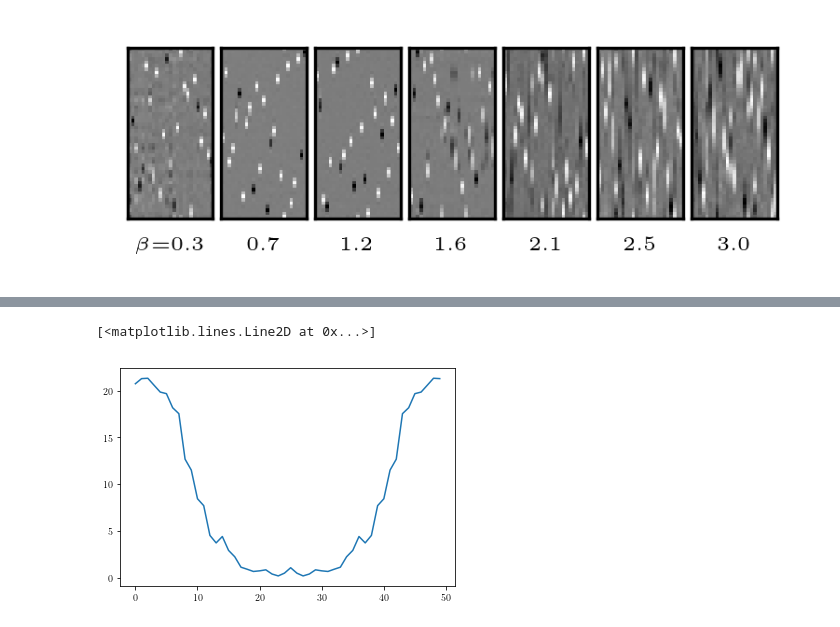
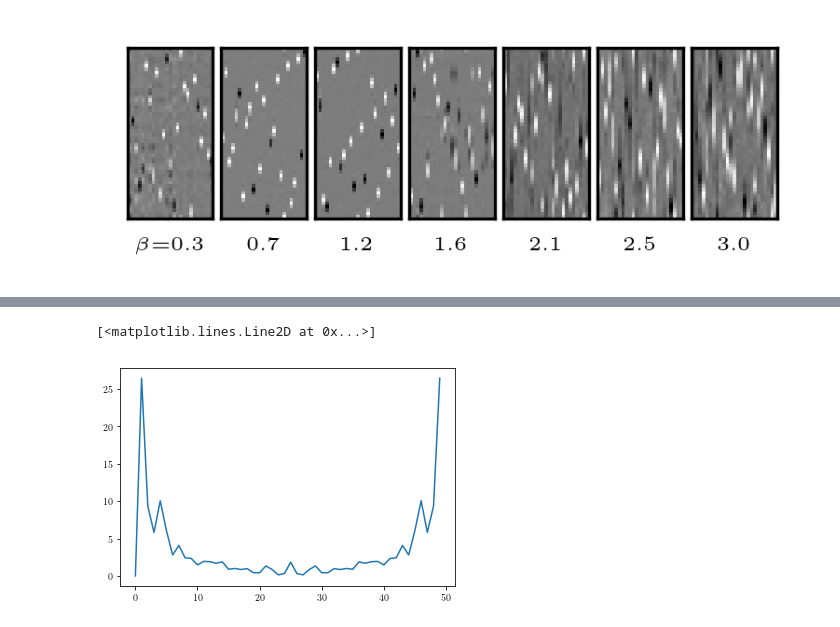
Before and after one commit to briantimar/denoising-rbms, a Jupyter notebook: ising_training/plot_results.ipynb, the cells around one changed output, grey strips where cells are left out. Saved outputs shown, nothing was run; the diff lists cells and outputs as text; code cells hidden in the pictures.

Commit message:
some plots

```diff
--- a/ising_training/plot_results.ipynb
+++ b/ising_training/plot_results.ipynb
@@ -44,5 +46,3 @@ plt.subplots_adjust(wspace=0.1, hspace=0.0)
 fig.savefig(savedir+"weights_examples.png")
 # %% [output]
 [figure]
-# %%
-w=(weights_by_beta[10])
@@ -53,0 +59,21 @@ plt.plot(w[:,1])
+# %%
+cmap='binary'
+beta_indices = list(range(1, Nbeta, 3))
+Nplot = len(beta_indices)
+
+fig, axes = plt.subplots(1, Nplot, figsize=(3,3),dpi=300)
+
+for ii in range(Nplot):
+    ax = axes[ii]
+    bi = beta_indices[ii]
+    w=(weights_by_beta[bi])
+    ax.imshow(w, origin='lower',cmap=cmap)
+    label = "{0:.1f}".format(beta[bi])
+    if ii == 0:
+        label = r"$\beta$=" + label
+    ax.set_xlabel(label,fontsize=5)
+    ax.set_xticks([])
+    ax.set_yticks([])
+#     ax.set_axis_off()
+plt.subplots_adjust(wspace=0.1, hspace=0.0)
+fig.savefig(savedir+"weights_examples.png")
@@ -54,5 +111,5 @@ plt.plot(w[:,1])
 # %%
-plt.plot(np.abs(np.fft.fft(w[:,1])))
+plt.plot(np.abs(np.fft.fft(w[:,2]-np.mean(w[:,2]))))
 # %% [output]
 [<matplotlib.lines.Line2D at 0x...>]
-[figure, old version]
+[figure, new version]
```
Also changed, not shown: parts of 10 cells of this notebook.
